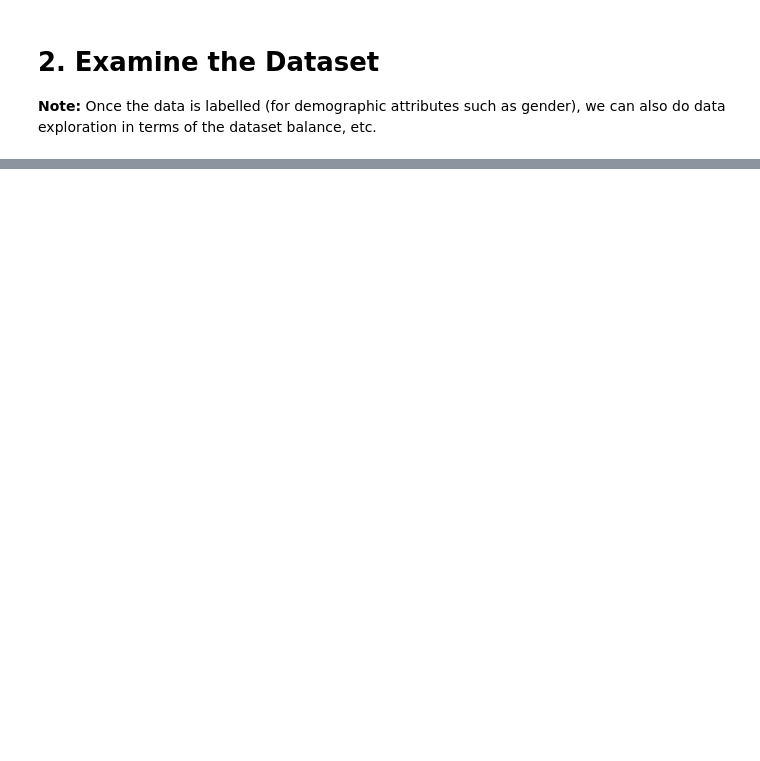
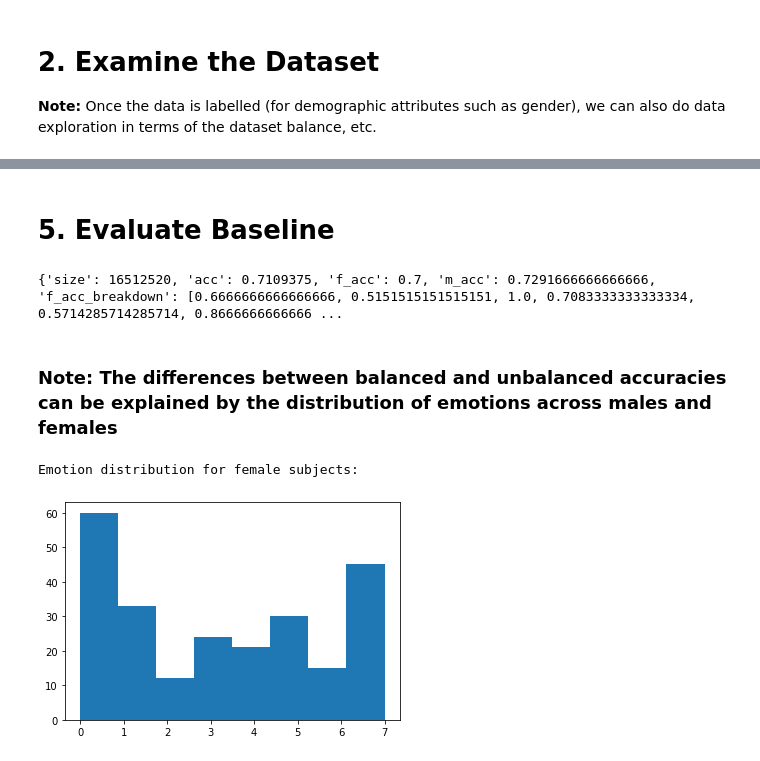
Before and after one commit to samuilstoychev/model-compression-fer, a Jupyter notebook: ModelTraining.ipynb, the cells around one changed output, grey strips where cells are left out. Saved outputs shown, nothing was run; the diff lists cells and outputs as text; code cells hidden in the pictures; blank space fills up the shorter version.

```diff
--- a/ModelTraining.ipynb
+++ b/ModelTraining.ipynb
@@ -231,0 +107,2 @@ Image data:
+# %%
+model.load_weights("./weights/model_weights_%s.h5" % TIMESTAMP)
@@ -231,0 +112,8 @@ Image data:
+# %% [markdown]
+# 5. Evaluate Baseline
+# %%
+from evaluation import get_metrics
+metrics = get_metrics(model, validation_generator)
+print(metrics)
+# %% [output]
+{'size': 16512520, 'acc': 0.7109375, 'f_acc': 0.7, 'm_acc': 0.7291666666666666, 'f_acc_breakdown': [0.6666666666666666, 0.5151515151515151, 1.0, 0.7083333333333334, 0.5714285714285714, 0.8666666666666 ...
@@ -231,0 +123,12 @@ Image data:
+# %% [markdown]
+### Note: The differences between balanced and unbalanced accuracies can be explained by the distribution of emotions across males and females
+# %%
+from evaluation import get_results
+df = get_results(model, validation_generator)
+# %%
+print("Emotion distribution for female subjects:")
+plt.hist(df.query("Gender == 'f'")["Ground Truth"], bins=8)
+plt.show()
+# %% [output]
+Emotion distribution for female subjects:
+[figure, added]
```
Also changed, not shown: parts of 24 cells of this notebook, 41 other files.
